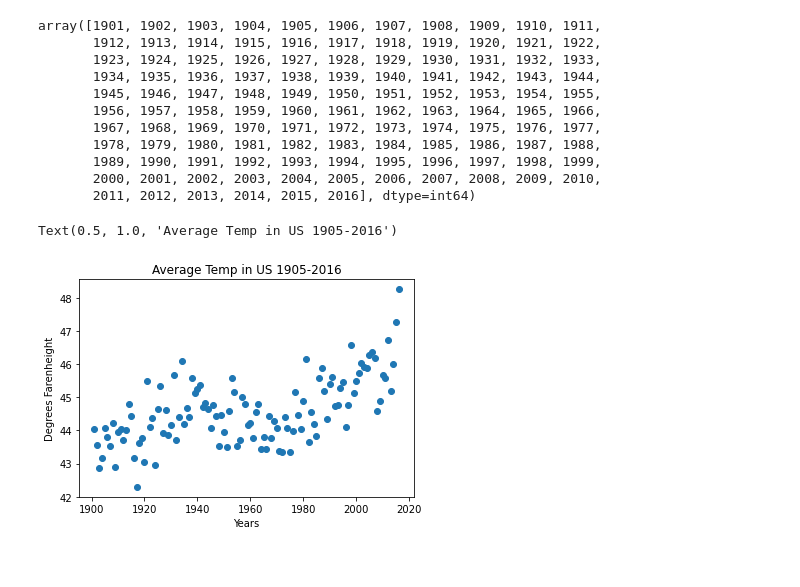
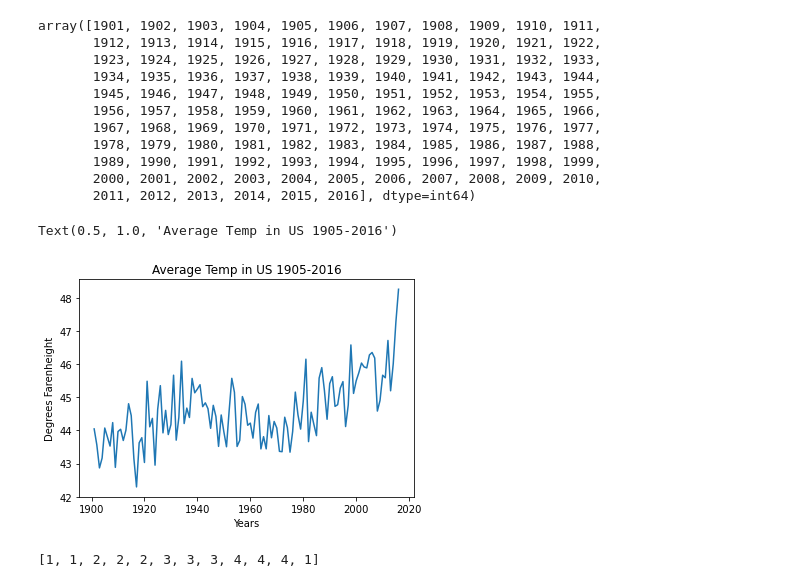
Before and after one commit to erinmann12/climate-project, a Jupyter notebook: Jon_Notebook.ipynb, the cells around one changed output. Cells and saved outputs as stored; diff of their text form; code cells hidden in the pictures.

Commit message:
Adding avg temp charts

```diff
--- a/Jon_Notebook.ipynb
+++ b/Jon_Notebook.ipynb
@@ -182,11 +182,11 @@ array([1901, 1902, 1903, 1904, 1905, 1906, 1907, 1908, 1909, 1910, 1911,
 # %%
 #plot the avg temp in US
 
-plt.scatter(years, temp_mean_year)
+plt.plot(years, temp_mean_year)
 
 plt.xlabel("Years")
 plt.ylabel("Degrees Farenheight")
 plt.title("Average Temp in US 1905-2016")
 # %% [output]
 Text(0.5, 1.0, 'Average Temp in US 1905-2016')
-[figure, old version]
+[figure, new version]
@@ -192,0 +201,9 @@ Text(0.5, 1.0, 'Average Temp in US 1905-2016')
+# %%
+#bin into seasons, get avg change by year by season- 4 charts
+
+month_bin = [month%12 // 3 + 1 for month in range(1, 13)]
+
+
+month_bin
+# %% [output]
+[1, 1, 2, 2, 2, 3, 3, 3, 4, 4, 4, 1]
```
Also changed, not shown: parts of 4 cells of this notebook.
